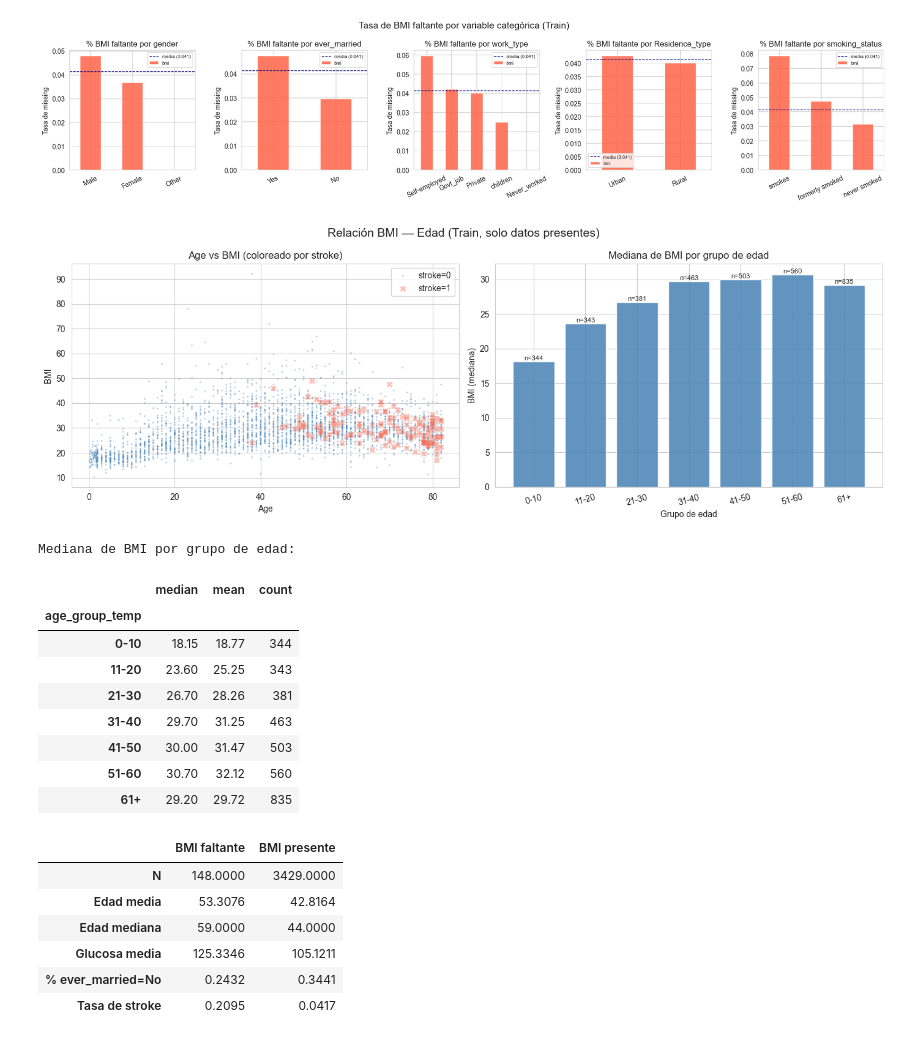
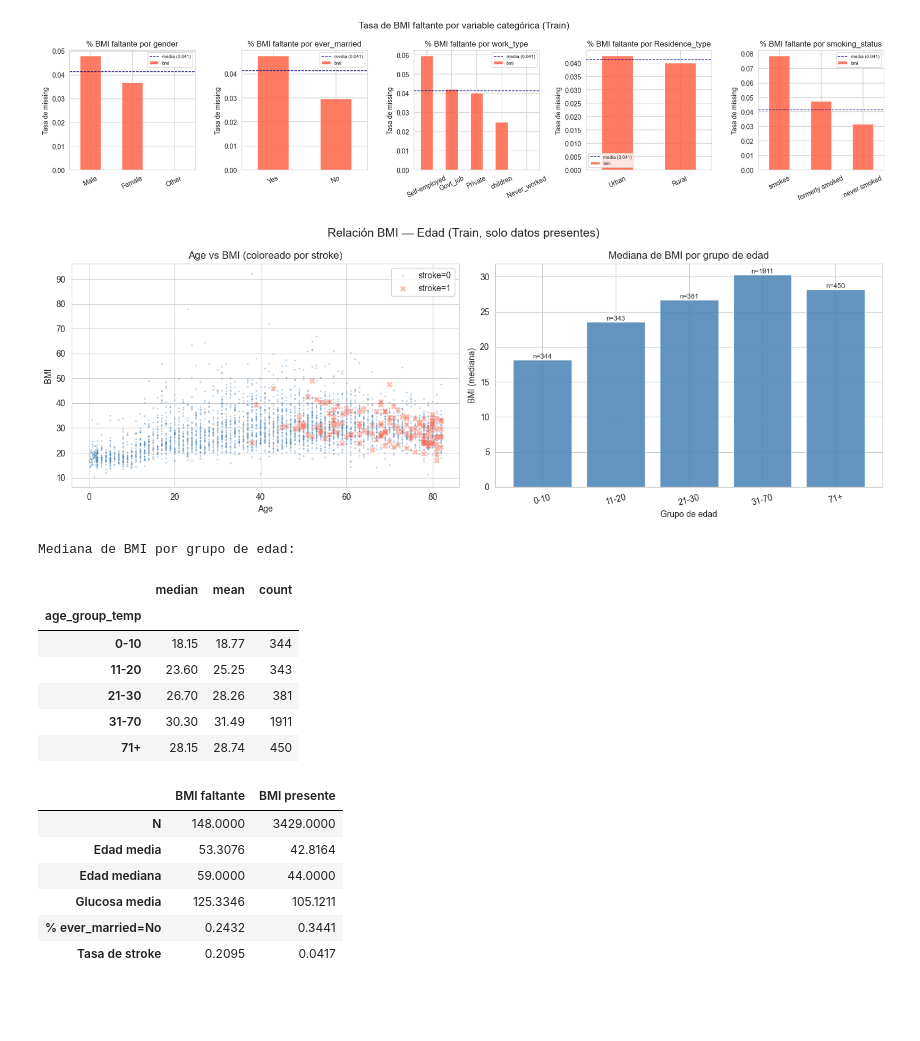
Before and after one commit to Gabriela-Sol/ML, a Jupyter notebook: notebooks/01_data_processing_.ipynb, the cells around one changed output. Drawn from its saved outputs; the diff is of its cells as text; code cells hidden in the pictures; blank space fills up the shorter version.

```diff
--- a/notebooks/01_data_processing_.ipynb
+++ b/notebooks/01_data_processing_.ipynb
@@ -173,7 +158,7 @@ Name: proportion, dtype: float64
 X = df.drop(columns="stroke")
 y = df["stroke"].astype(int)
 
-X_train, X_val, y_train, y_val = train_test_split(
+X_train, X_test, y_train, y_test = train_test_split(
     X, y,
     test_size=0.3,
     stratify=y,
@@ -181,11 +166,11 @@ X_train, X_val, y_train, y_val = train_test_split(
 )
 
 split_summary = pd.DataFrame({
-    "set": ["Train", "Validation"],
-    "rows": [len(X_train), len(X_val)],
+    "set": ["Train", "Test"],
+    "rows": [len(X_train), len(X_test)],
     "stroke_rate (%)": [
         round(y_train.mean() * 100, 2),
-        round(y_val.mean() * 100, 2)
+        round(y_test.mean() * 100, 2)
     ]
 })
 
@@ -221,8 +206,8 @@ memory usage: 307.4+ KB
 # 📊 Visualización de la proporción de stroke tras el split
 plt.figure(figsize=(6, 4))
 
-train_val_rates = [y_train.mean() * 100, y_val.mean() * 100]
-labels = ["Train", "Validation"]
+train_val_rates = [y_train.mean() * 100, y_test.mean() * 100]
+labels = ["Train", "Test"]
 
 bars = plt.bar(labels, train_val_rates, color=["#4F8DFD", "#FDC14F"])
 plt.title("Stroke Rate After Stratified Split", fontsize=13, fontweight="bold")
@@ -245,8 +230,8 @@ plt.show()
 print("\n" + "=" * 60)
 print("🔎 KEY OBSERVATIONS")
 print("=" * 60)
-print(f"- Train size: {len(X_train)} | Validation size: {len(X_val)}")
+print(f"- Train size: {len(X_train)} | Test size: {len(X_test)}")
 print(f"- Stroke rate (train): {y_train.mean()*100:.2f}%")
-print(f"- Stroke rate (validation): {y_val.mean()*100:.2f}%")
+print(f"- Stroke rate (test): {y_test.mean()*100:.2f}%")
 print("- El split estratificado preserva la distribución de clases en ambos sets.")
 # %% [output]
@@ -850,46 +835,44 @@ for label, color, marker in zip([0, 1], ["steelblue", "tomato"], [".", "X"]):
                     c=color, label=f"stroke={label}", alpha=0.4,
                     s=15 if label == 0 else 50, marker=marker, edgecolors="none")
 axes[0].set_xlabel("Age")
 axes[0].set_ylabel("BMI")
 axes[0].set_title("Age vs BMI (coloreado por stroke)")
 axes[0].legend()
 
 # 2. Mediana de BMI por grupo de edad
-age_bins = [0, 10, 20, 30, 40, 50, 60, np.inf]
-age_labels = ["0-10", "11-20", "21-30", "31-40", "41-50", "51-60", "61+"]
+age_bins = [0, 10, 20, 30, 70, np.inf]
+age_labels = ["0-10", "11-20", "21-30", "31-70", "71+"]
 train_complete["age_group_temp"] = pd.cut(train_complete["age"], bins=age_bins,
                                           labels=age_labels, include_lowest=True)
 bmi_by_age = train_complete.groupby("age_group_temp")["bmi"].agg(["median", "mean", "count"])
 
 bars = axes[1].bar(bmi_by_age.index, bmi_by_age["median"],
                    color="steelblue", edgecolor="white", alpha=0.85)
 for bar, count in zip(bars, bmi_by_age["count"]):
     axes[1].annotate(f"n={count}",
                      (bar.get_x() + bar.get_width() / 2, bar.get_height()),
                      ha="center", va="bottom", fontsize=8)
 axes[1].set_title("Mediana de BMI por grupo de edad")
 axes[1].set_ylabel("BMI (mediana)")
 axes[1].set_xlabel("Grupo de edad")
 axes[1].tick_params(axis="x", rotation=15)
 
 plt.suptitle("Relación BMI — Edad (Train, solo datos presentes)", fontsize=14)
 plt.tight_layout()
 plt.show()
 
 print("Mediana de BMI por grupo de edad:")
 display(bmi_by_age.round(2))
 # %% [output]
-[figure, old version]
+[figure, new version]
 Mediana de BMI por grupo de edad:
 |  | median | mean | count |
 | age_group_temp |  |  |  |
 | 0-10 | 18.15 | 18.77 | 344 |
 | 11-20 | 23.60 | 25.25 | 343 |
 | 21-30 | 26.70 | 28.26 | 381 |
-| 31-40 | 29.70 | 31.25 | 463 |
-| 41-50 | 30.00 | 31.47 | 503 |
-| 51-60 | 30.70 | 32.12 | 560 |
-| 61+ | 29.20 | 29.72 | 835 |
+| 31-70 | 30.30 | 31.49 | 1911 |
+| 71+ | 28.15 | 28.74 | 450 |
 # %%
 # --- Resumen: BMI faltante vs presente ---
 bmi_missing_flag = X_train["bmi"].isnull()
```
Also changed, not shown: parts of 56 cells of this notebook, 1 other file.
